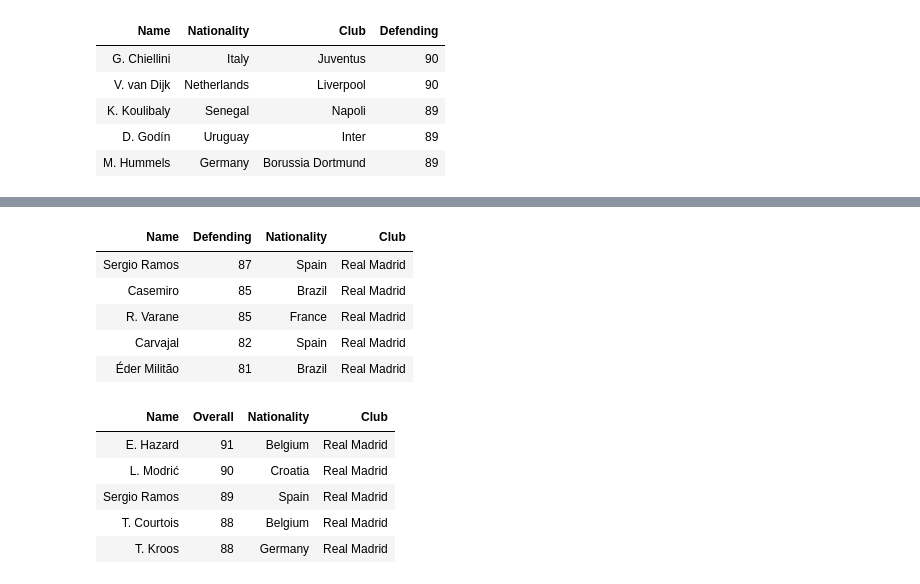
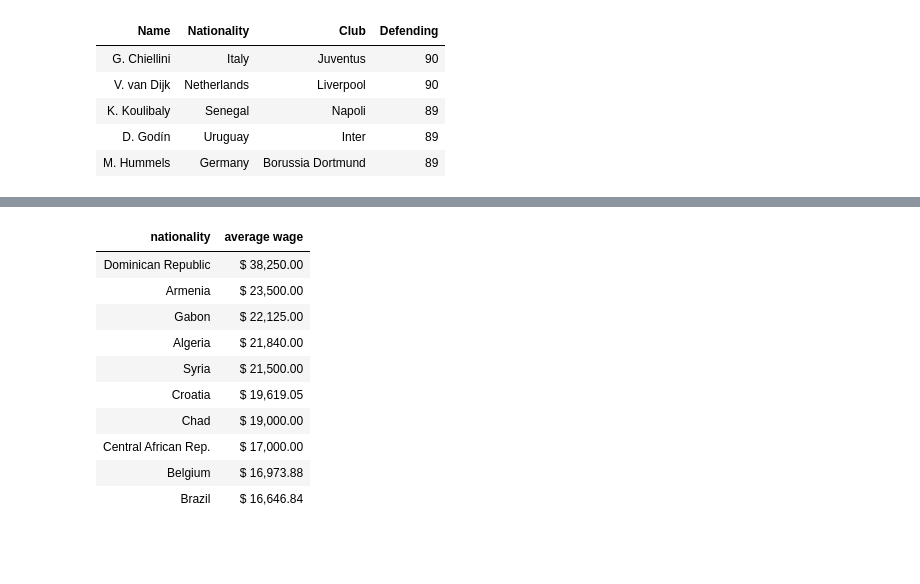
Before and after one commit to blwishom/JUMPlus, a Jupyter notebook: fifa_data_analysis/fifa_nb.ipynb, the cells around one changed output, grey strips where cells are left out. Saved outputs shown, nothing was run; the diff lists cells and outputs as text; code cells hidden in the pictures; blank space fills up the shorter version.

Commit message:
average wage

```diff
--- a/fifa_data_analysis/fifa_nb.ipynb
+++ b/fifa_data_analysis/fifa_nb.ipynb
@@ -202,20 +181,18 @@ pd.DataFrame({'Name':top_5_real_madrid_shooters['short_name'], 'Shooting':top_5_
-# %%
-top_5_real_madrid_defendeding = real_madrid.sort_values(by='defending', ascending=False)
-pd.DataFrame({'Name':top_5_real_madrid_defendeding['short_name'], 'Defending':top_5_real_madrid_defendeding['defending'].replace([np.nan], 0).astype(int), 'Nationality':top_5_real_madrid_defendeding['nationality'], 'Club':top_5_real_madrid_defendeding['club']}).head().style.hide().set_table_styles([{'selector': 'tr:hover', 'props': [('background-color', 'green')]}])
-# %% [output]
-| Name | Defending | Nationality | Club |
-| Sergio Ramos | 87 | Spain | Real Madrid |
-| Casemiro | 85 | Brazil | Real Madrid |
-| R. Varane | 85 | France | Real Madrid |
-| Carvajal | 82 | Spain | Real Madrid |
-| Éder Militão | 81 | Brazil | Real Madrid |
-# %%
-top_5_real_madrid = real_madrid.sort_values(by='overall', ascending=False)
-pd.DataFrame({'Name':top_5_real_madrid['short_name'], 'Overall':top_5_real_madrid['overall'].replace([np.nan], 0).astype(int), 'Nationality':top_5_real_madrid['nationality'], 'Club':top_5_real_madrid['club']}).head().style.hide().set_table_styles([{'selector': 'tr:hover', 'props': [('background-color', 'green')]}])
-# %% [output]
-| Name | Overall | Nationality | Club |
-| E. Hazard | 91 | Belgium | Real Madrid |
-| L. Modrić | 90 | Croatia | Real Madrid |
-| Sergio Ramos | 89 | Spain | Real Madrid |
-| T. Courtois | 88 | Belgium | Real Madrid |
-| T. Kroos | 88 | Germany | Real Madrid |
+# %%
+nationalities = df.groupby('nationality')['wage_eur'].mean()
+avg_wage = nationalities.to_frame(name='average wage')
+avg_wage = avg_wage.sort_values(by='average wage', ascending=False).applymap('$ {:,.2f}'.format)
+
+avg_wage.reset_index().head(10).style.hide()
+# %% [output]
+| nationality | average wage |
+| Dominican Republic | $ 38,250.00 |
+| Armenia | $ 23,500.00 |
+| Gabon | $ 22,125.00 |
+| Algeria | $ 21,840.00 |
+| Syria | $ 21,500.00 |
+| Croatia | $ 19,619.05 |
+| Chad | $ 19,000.00 |
+| Central African Rep. | $ 17,000.00 |
+| Belgium | $ 16,973.88 |
+| Brazil | $ 16,646.84 |
```
Also changed, not shown: parts of 4 cells of this notebook.
